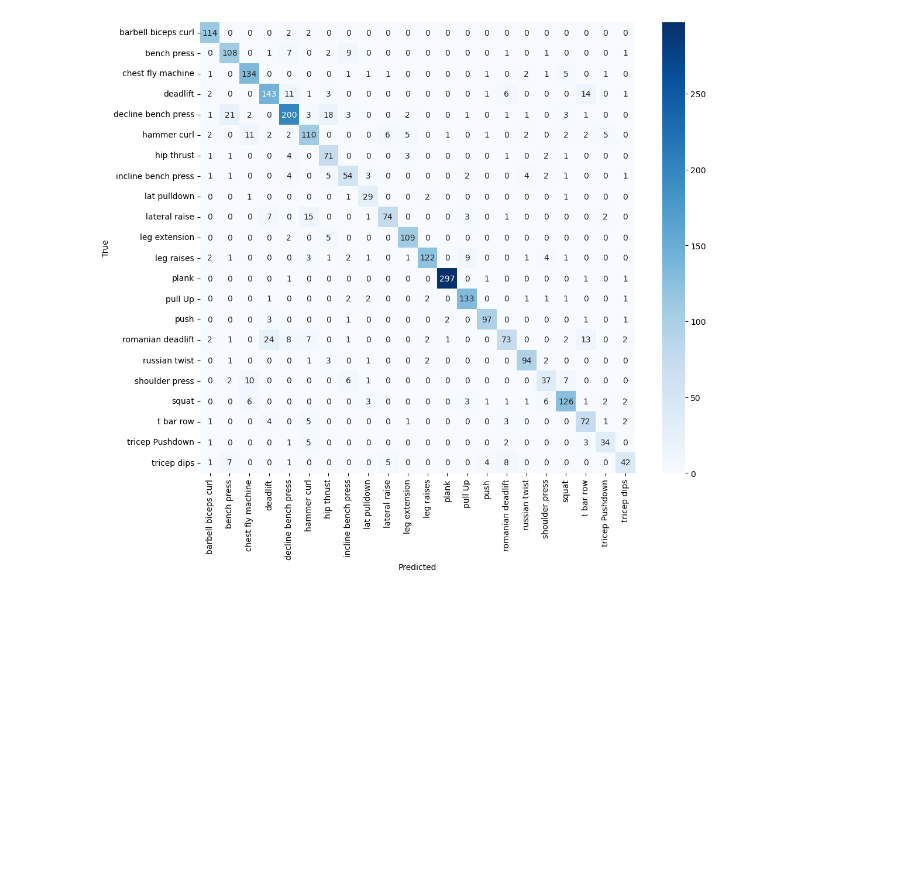
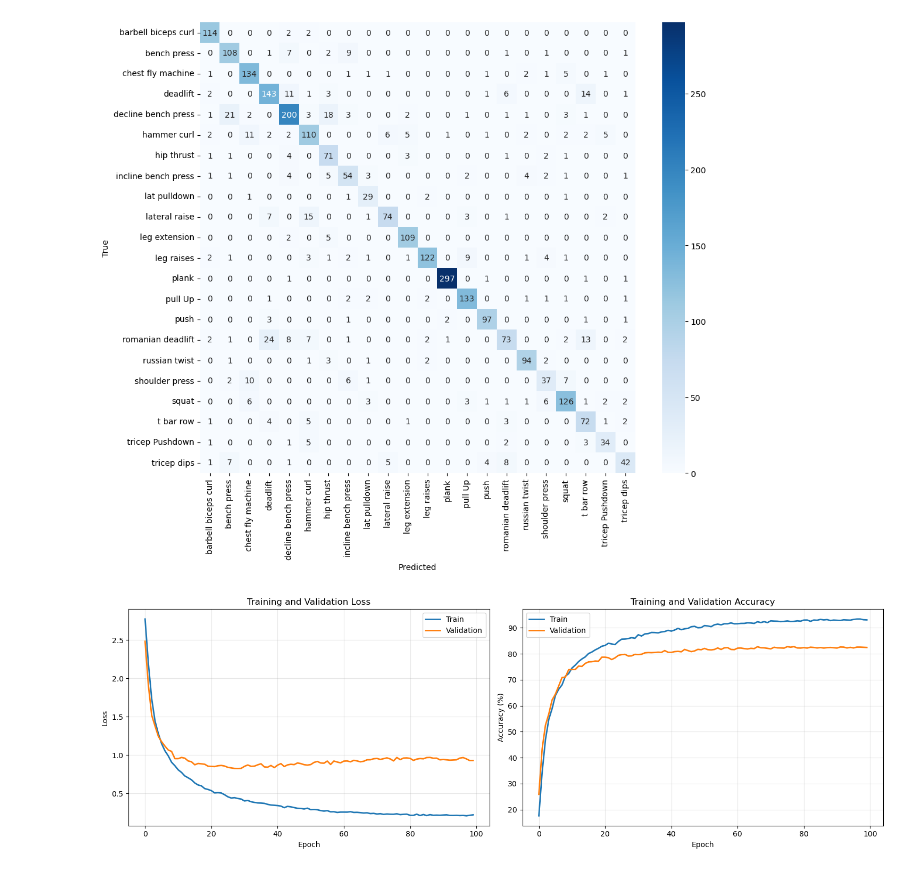
Before and after one commit to aesloxia/Gym-Exercise-Realtime-Classifier, a Jupyter notebook: CNN-02-model-train.ipynb, the cells around one changed output. Saved outputs shown, nothing was run; the diff lists cells and outputs as text; code cells hidden in the pictures; blank space fills up the shorter version.

```diff
--- a/CNN-02-model-train.ipynb
+++ b/CNN-02-model-train.ipynb
@@ -603,3 +603,32 @@ plt.ylabel('True')
 plt.show()
 # %% [output]
 [figure]
+# %%
+def plot_training_history(history):
+    fig, axes = plt.subplots(1, 2, figsize=(15, 5))
+
+    # Loss
+    axes[0].plot(history['train_loss'], label='Train', linewidth=2)
+    axes[0].plot(history['val_loss'], label='Validation', linewidth=2)
+    axes[0].set_xlabel('Epoch')
+    axes[0].set_ylabel('Loss')
+    axes[0].set_title('Training and Validation Loss')
+    axes[0].legend()
+    axes[0].grid(True, alpha=0.3)
+
+    # Accuracy
+    axes[1].plot(history['train_acc'], label='Train', linewidth=2)
+    axes[1].plot(history['val_acc'], label='Validation', linewidth=2)
+    axes[1].set_xlabel('Epoch')
+    axes[1].set_ylabel('Accuracy (%)')
+    axes[1].set_title('Training and Validation Accuracy')
+    axes[1].legend()
+    axes[1].grid(True, alpha=0.3)
+
+    plt.tight_layout()
+    plt.savefig('training_history.png', dpi=150)
+    plt.show()
+
+plot_training_history(history2)
+# %% [output]
+[figure, added]
```
Also changed, not shown: 1 other file.
